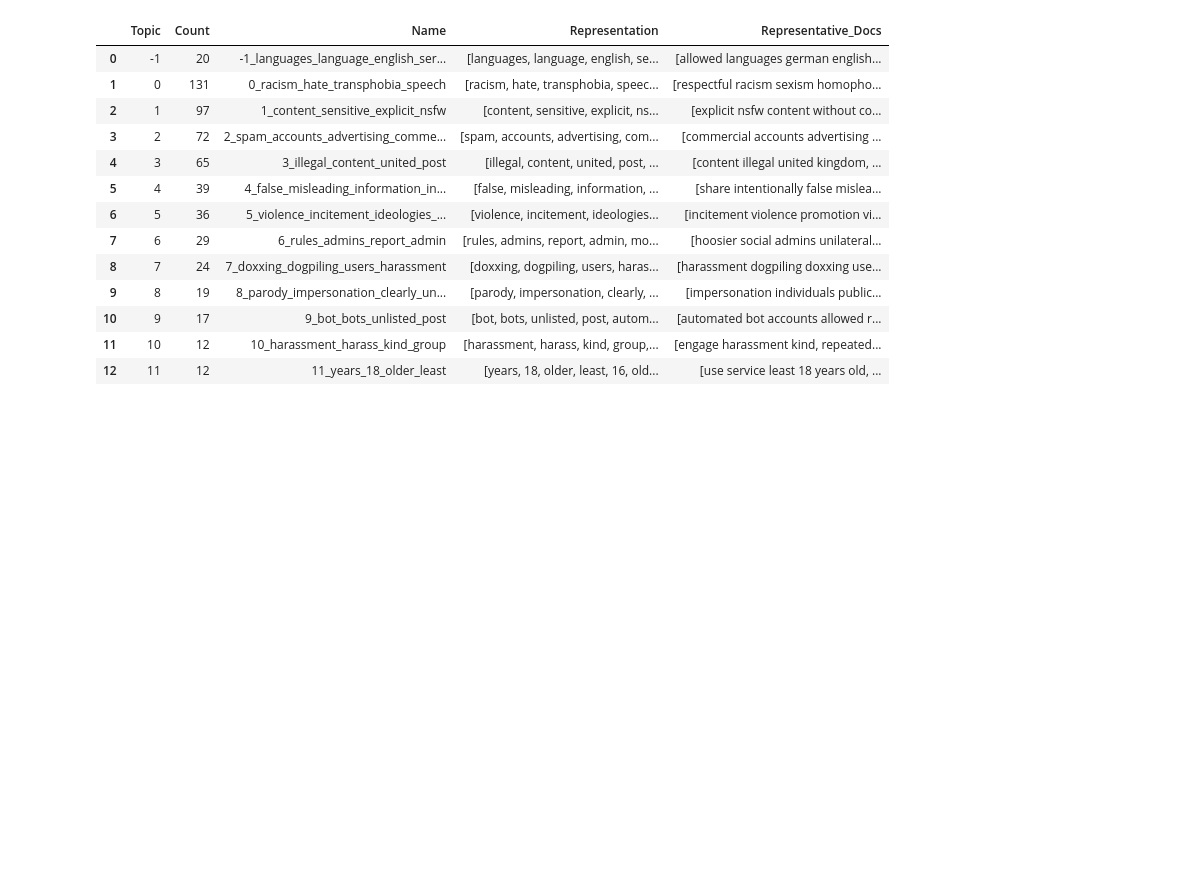
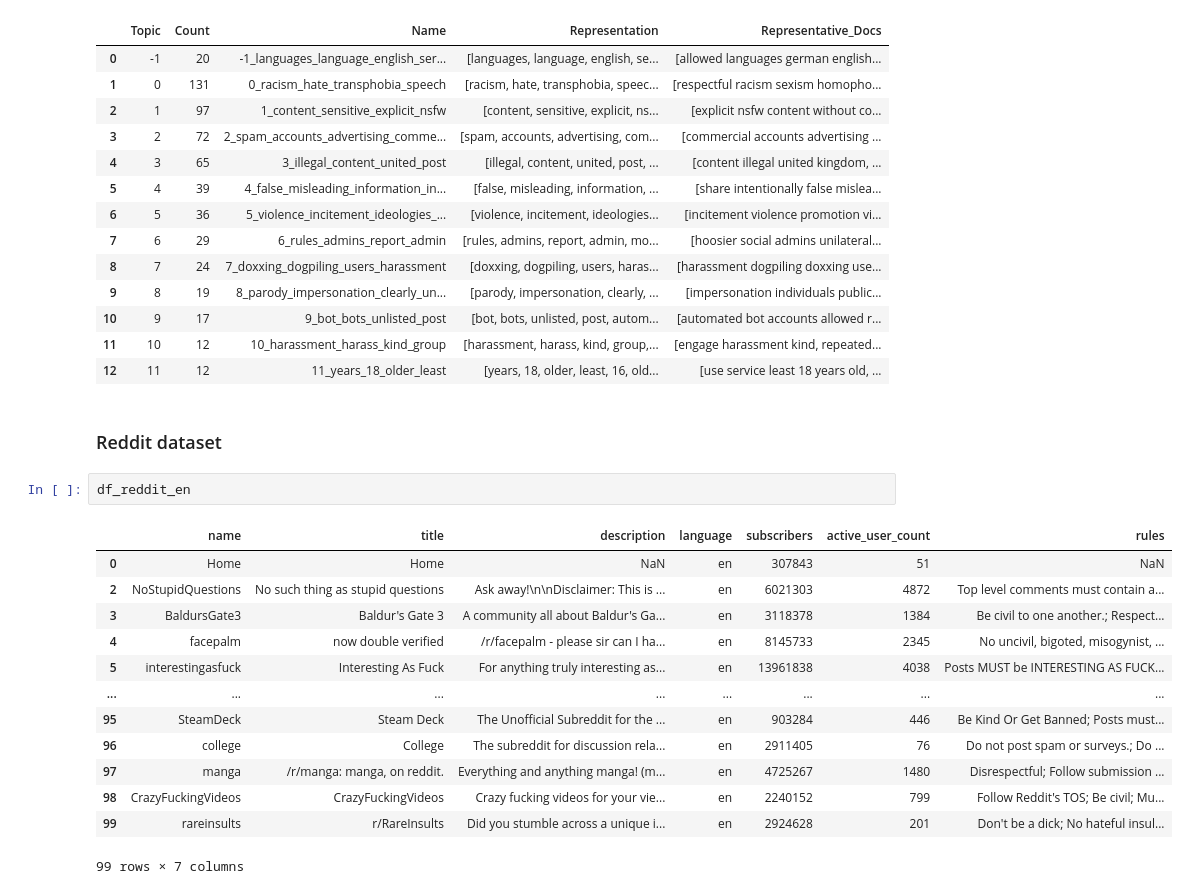
Before and after one commit to fht-epfl/socialmedia_project, a Jupyter notebook: analysis/NLP_analysis_rules.ipynb, the cells around one changed output. Cells and saved outputs as stored; diff of their text form; blank space fills up the shorter version.

Commit message:
npl on reddit, first analysis

```diff
--- a/analysis/NLP_analysis_rules.ipynb
+++ b/analysis/NLP_analysis_rules.ipynb
@@ -640,3 +640,21 @@ topic_model.get_topic_info()
 | 10 | 9 | 17 | 9_bot_bots_unlisted_post | [bot, bots, unlisted, post, autom... | [automated bot accounts allowed r... |
 | 11 | 10 | 12 | 10_harassment_harass_kind_group | [harassment, harass, kind, group,... | [engage harassment kind, repeated... |
 | 12 | 11 | 12 | 11_years_18_older_least | [years, 18, older, least, 16, old... | [use service least 18 years old, ... |
+# %% [markdown]
+### Reddit dataset
+# %%
+df_reddit_en
+# %% [output]
+|  | name | title | description | language | subscribers | active_user_count | rules |
+| 0 | Home | Home | NaN | en | 307843 | 51 | NaN |
+| 2 | NoStupidQuestions | No such thing as stupid questions | Ask away!\n\nDisclaimer: This is ... | en | 6021303 | 4872 | Top level comments must contain a... |
+| 3 | BaldursGate3 | Baldur's Gate 3 | A community all about Baldur's Ga... | en | 3118378 | 1384 | Be civil to one another.; Respect... |
+| 4 | facepalm | now double verified | /r/facepalm - please sir can I ha... | en | 8145733 | 2345 | No uncivil, bigoted, misogynist, ... |
+| 5 | interestingasfuck | Interesting As Fuck | For anything truly interesting as... | en | 13961838 | 4038 | Posts MUST be INTERESTING AS FUCK... |
+| ... | ... | ... | ... | ... | ... | ... | ... |
+| 95 | SteamDeck | Steam Deck | The Unofficial Subreddit for the ... | en | 903284 | 446 | Be Kind Or Get Banned; Posts must... |
+| 96 | college | College | The subreddit for discussion rela... | en | 2911405 | 76 | Do not post spam or surveys.; Do ... |
+| 97 | manga | /r/manga: manga, on reddit. | Everything and anything manga! (m... | en | 4725267 | 1480 | Disrespectful; Follow submission ... |
+| 98 | CrazyFuckingVideos | CrazyFuckingVideos | Crazy fucking videos for your vie... | en | 2240152 | 799 | Follow Reddit's TOS; Be civil; Mu... |
+| 99 | rareinsults | r/RareInsults | Did you stumble across a unique i... | en | 2924628 | 201 | Don't be a dick; No hateful insul... |
+99 rows × 7 columns
```
Also changed, not shown: parts of 14 cells of this notebook.
